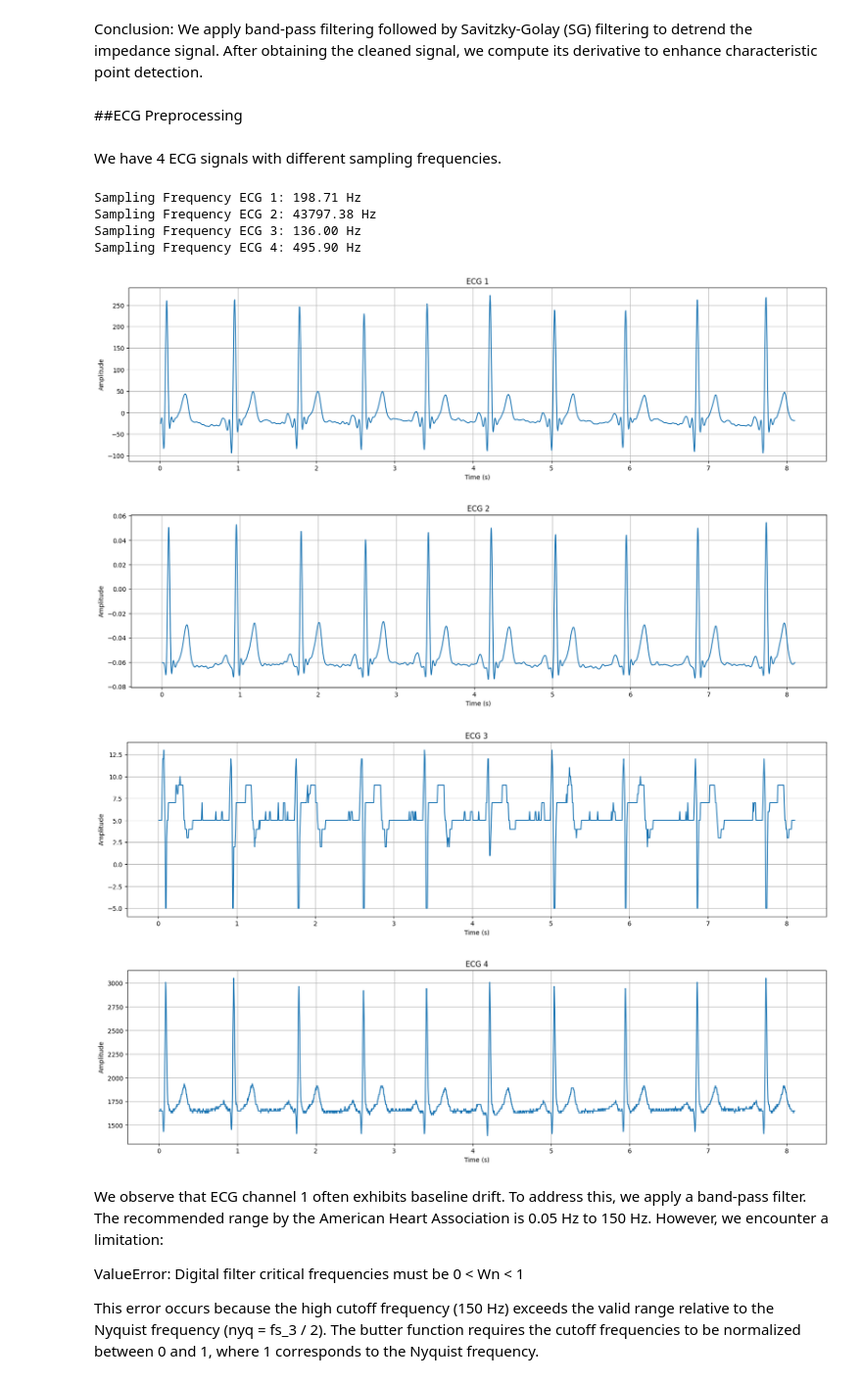
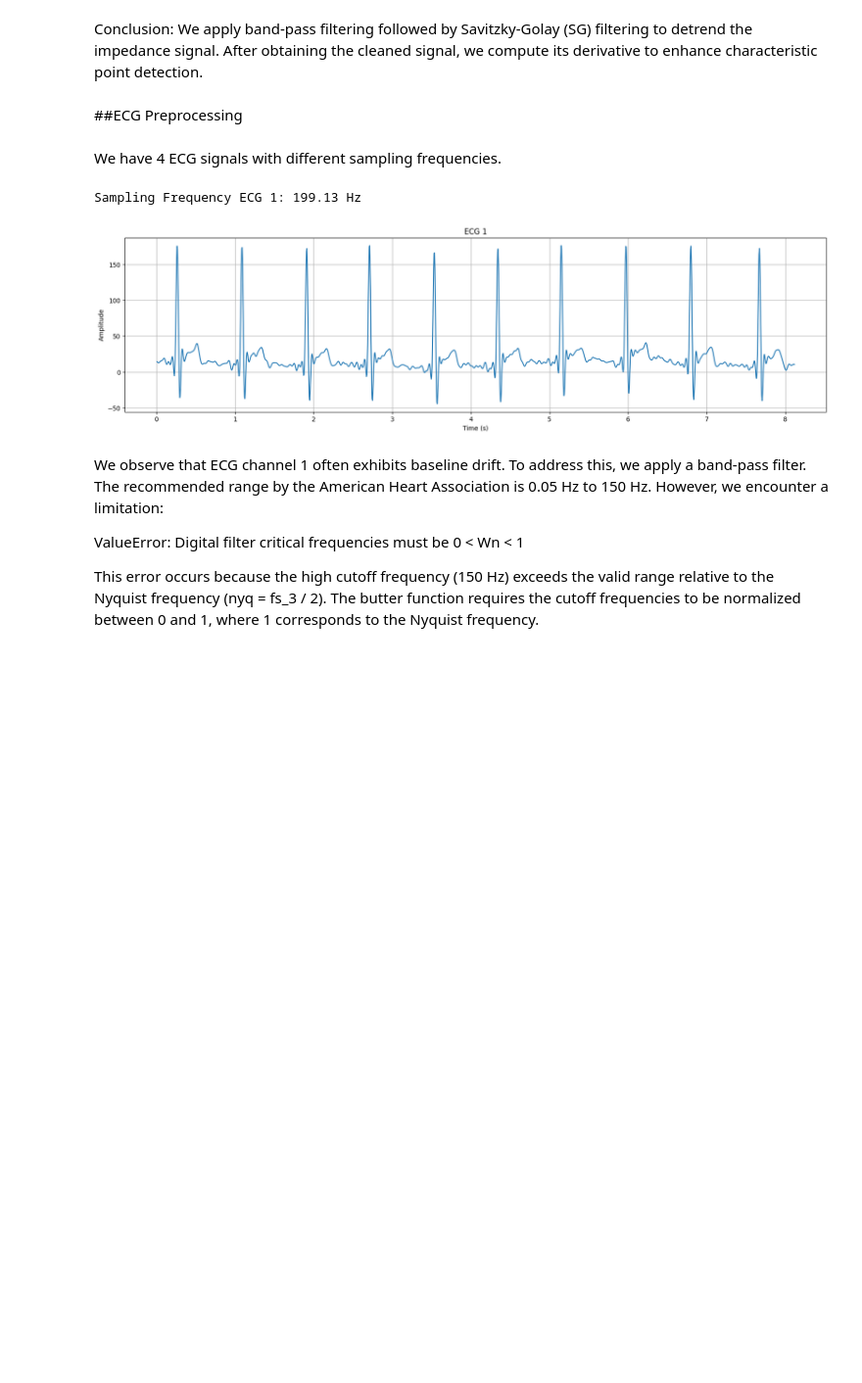
Before and after one commit to eduardo-illueca/icg-project, a Jupyter notebook: Detection/HC_Model_v4.ipynb, the cells around one changed output. Shown at 98% size. Cells and saved outputs as stored; diff of their text form; code cells hidden in the pictures; blank space fills up the shorter version.

```diff
--- a/Detection/HC_Model_v4.ipynb
+++ b/Detection/HC_Model_v4.ipynb
@@ -20,9 +22,9 @@ from tensorflow.keras.models import load_model
 # %%
 # mount Google Drive
 drive.mount('/content/drive')
-dir_path = "/content/drive/MyDrive/TFG/Data_HeartCycle/59146237"
+dir_path = "/content/drive/MyDrive/TFG/Data_HeartCycle/59146238"
 
-file_path = '/content/drive/MyDrive/TFG/Data_HeartCycle/59146237/59146237_s0000010.mat'
+file_path = '/content/drive/MyDrive/TFG/Data_HeartCycle/59146238/59146238_s0000041.mat'
 data_hc = sio.loadmat(file_path)
 print(data_hc.keys())
 
@@ -182,78 +184,30 @@ Conclusion: We apply band-pass filtering followed by Savitzky-Golay (SG) filteri
 We have 4 ECG signals with different sampling frequencies.
 # %%
 ecg_1 = measures[0, 1]
-ecg_2 = measures[0, 2]
-ecg_3 = measures[0, 3]
-ecg_4 = measures[0, 4]
 
 ecg_1_time = ecg_1['time'][0, 0].flatten()
 ecg_1_data = ecg_1['data'][0, 0].flatten()
-
-ecg_2_time = ecg_2['time'][0, 0].flatten()
-ecg_2_data = ecg_2['data'][0, 0].flatten()
-
-ecg_3_time = ecg_3['time'][0, 0].flatten()
-ecg_3_data = ecg_3['data'][0, 0].flatten()
-
-ecg_4_time = ecg_4['time'][0, 0].flatten()
-ecg_4_data = ecg_4['data'][0, 0].flatten()
 
 # Plot ECG 1
 plt.figure(figsize=(20, 5))
 plt.plot(ecg_1_time, ecg_1_data)
 plt.title('ECG 1')
-plt.xlabel('Time (s)')
-plt.ylabel('Amplitude')
-plt.grid(True)
-
-# Plot ECG 2
-plt.figure(figsize=(20, 5))
-plt.plot(ecg_2_time, ecg_2_data)
-plt.title('ECG 2')
-plt.xlabel('Time (s)')
-plt.ylabel('Amplitude')
-plt.grid(True)
-
-# Plot ECG 3
-plt.figure(figsize=(20, 5))
-plt.plot(ecg_3_time, ecg_3_data)
-plt.title('ECG 3')
-plt.xlabel('Time (s)')
-plt.ylabel('Amplitude')
-plt.grid(True)
-
-# Plot ECG 4
-plt.figure(figsize=(20, 5))
-plt.plot(ecg_4_time, ecg_4_data)
-plt.title('ECG 4')
 plt.xlabel('Time (s)')
 plt.ylabel('Amplitude')
 plt.grid(True)
 
 def get_sampling_frequency(time_array):
     time_diffs = np.diff(time_array)
     avg_time_step = np.mean(time_diffs)
     fs = 1 / avg_time_step
     return fs
 
 fs_1 = get_sampling_frequency(ecg_1_time)
-fs_2 = get_sampling_frequency(ecg_2_time)
-fs_3 = get_sampling_frequency(ecg_3_time)
-fs_4 = get_sampling_frequency(ecg_4_time)
 
 print(f"Sampling Frequency ECG 1: {fs_1:.2f} Hz")
-print(f"Sampling Frequency ECG 2: {fs_2:.2f} Hz")
-print(f"Sampling Frequency ECG 3: {fs_3:.2f} Hz")
-print(f"Sampling Frequency ECG 4: {fs_4:.2f} Hz")
 # %% [output]
-Sampling Frequency ECG 1: 198.71 Hz
-Sampling Frequency ECG 2: 43797.38 Hz
-Sampling Frequency ECG 3: 136.00 Hz
-Sampling Frequency ECG 4: 495.90 Hz
+Sampling Frequency ECG 1: 199.13 Hz
-[figure, old version]
+[figure, new version]
-[figure, removed]
-[figure, removed]
-[figure, removed]
 # %% [markdown]
 We observe that ECG channel 1 often exhibits baseline drift. To address this, we apply a band-pass filter. The recommended range by the American Heart Association is 0.05 Hz to 150 Hz. However, we encounter a limitation:
 
```
Also changed, not shown: parts of 46 cells of this notebook.
